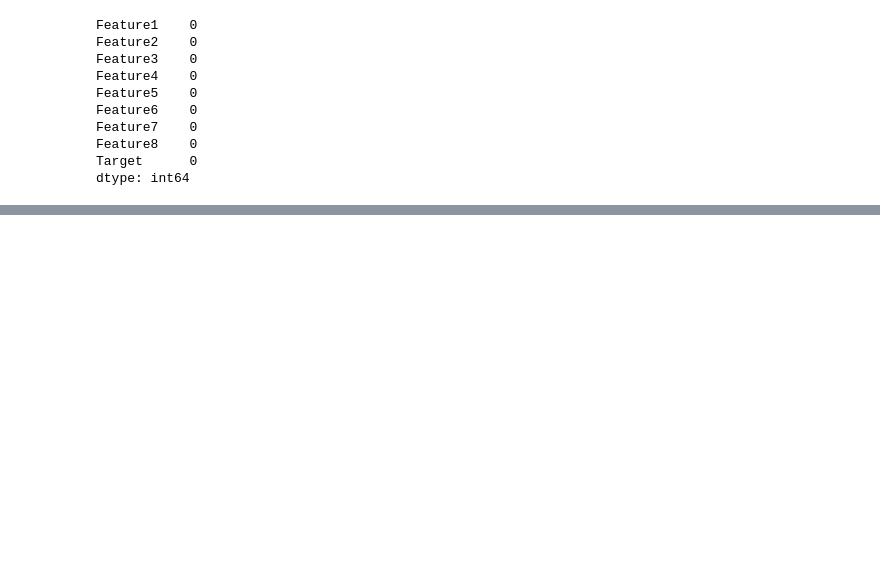
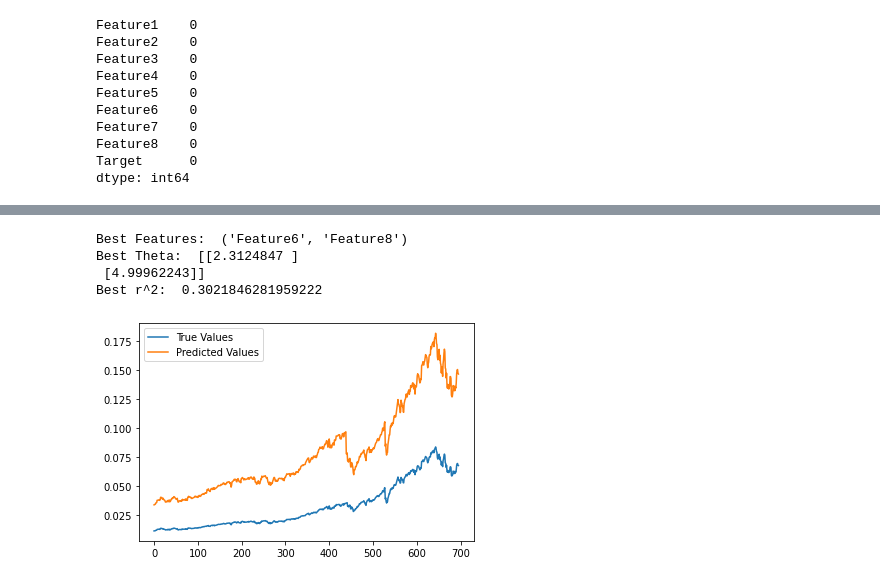
Before and after one commit to ZakariyyaScavotto/SSMIF-Fall-2022-Coding-Challenge, a Jupyter notebook: ml.ipynb, the cells around one changed output, grey strips where cells are left out. Drawn from its saved outputs; the diff is of its cells as text; code cells hidden in the pictures; blank space fills up the shorter version.

```diff
--- a/ml.ipynb
+++ b/ml.ipynb
@@ -64,6 +74,10 @@ plotRelationships('Feature8','Target')
 # %%
-'''For feature 7 and target, since the data is moving forward in time, will fill any missing gaps
-with with the mean of the values in-between, and since the first row is NaN will put in the value '''
+# This code cell handles the NaN values in the DataFrame
+'''For feature 7 and target, since the data is moving forward in time, I decided to fill any missing gaps linearly,
+since in those small windows of a few data points, the data follows an approximately linear relationship.
+Since the first row is NaN, and will not be changed with the interpolation since there is no past data, I decided to
+put in the value for the row of the day after it, since the difference between the first and second day will be marginal.''';
+
 df['Feature7']=df['Feature7'].interpolate(method='linear', limit_direction ='forward')
 df['Target']=df['Target'].interpolate(method='linear', limit_direction ='forward')
 df.at[0,'Feature7'] = df.at[1,'Feature7']
@@ -71,11 +85,17 @@ df.at[0,'Target'] = df.at[1,'Target']
 
 '''Looking through the CSV file for Feature 4, there are only specific values on specific days to start,
 which may indicate that feature is used for notifying if there was a major spike or dip in the market.
+
 Starting on 3/30/2015, that feature is full of 7s. So to compensate for the many days at the start where
-there are no values, will fill these NaN values with a 1 to act as a dummy value so the rest of that feature
-doesn't have to get thrown out over it. I have a hunch that feature is used as a very specific marker for the trend,
-so as of now I would hate to have to throw out the feature.'''
-df['Feature4']=df['Feature4'].replace(np.nan,1)
+there are no values, will fill these NaN values with a 0 to act as a dummy value so the rest of that feature
+doesn't have to get thrown out over it. The 0s can be considered when the target is acting "normally" in a sense.
+
+I have a hunch that Feature4 is used as a very specific marker for the target, so having the baseline 0s for the models to
+then compare with is a good idea.''';
+
+df['Feature4']=df['Feature4'].replace(np.nan,0)
+
+# Now, there are no missing values in the DataFrame
 df.isna().sum()
 # %% [output]
 Feature1    0
@@ -135 +262,36 @@ Target    0.926291  0.782104  1.000000
+# %%
+# Get the R^2 of the best result
+meanActual = np.mean(yTestNormalized)
+SSR = np.sum((bestPredictions-yTestNormalized)**2,axis=0)[0]
+SST = np.sum((bestPredictions-meanActual)**2, axis=0)[0]
+r2 = 1 - SSR/SST
+
+# Output the best results
+print('Best Features: ',bestFeatures[:-1]) # Go up to -1 to not include the Target in the output
+print('Best Theta: ',bestTheta)
+print('Best r^2: ',r2)
+# %% [output]
+Best Features:  ('Feature6', 'Feature8')
+Best Theta:  [[2.3124847 ]
+ [4.99962243]]
+Best r^2:  0.3021846281959222
+# %%
+sortidx = np.argsort(yTestNormalized[:,0])
+plt.plot(yTestNormalized, label = 'True Values')
+plt.plot(bestPredictions, label = 'Predicted Values')
+plt.legend()
+
+'''In the end, the stepwise linear regression model that I created is able to somewhat successfully predict the data.
+It is able to follow the general shape of the actual data values, as shown in the below graph.
+However, it is off when it comes to the numerical scale and values, which is exemplified by its r^2 score of 0.302.
+
+Something that I had tried to improve the accuracy of my model is taking the log of the Target values, the log of the features, and the log of both.
+I had decided to do this because I saw in the graphs that the data followed a somewhat exponential trend, so I thought that doing a log transform would
+make the data appear more linear, in turn not only making it easier for the linear regression to be created, but also make it more accurate.
+Upon testing the log transforms, I found that it did not improve the accuracy of the regression in any way, so I decided to leave the data untransformed.
+
+I have removed the code and graphs associated with the log transforms from my submission, but I can send that version of the code and/or some of the graphs
+if whoever is reviewing my code would like to see it.''';
+# %% [output]
+[figure, added]
 # %%
```
Also changed, not shown: parts of 20 cells of this notebook, 1 other file.
